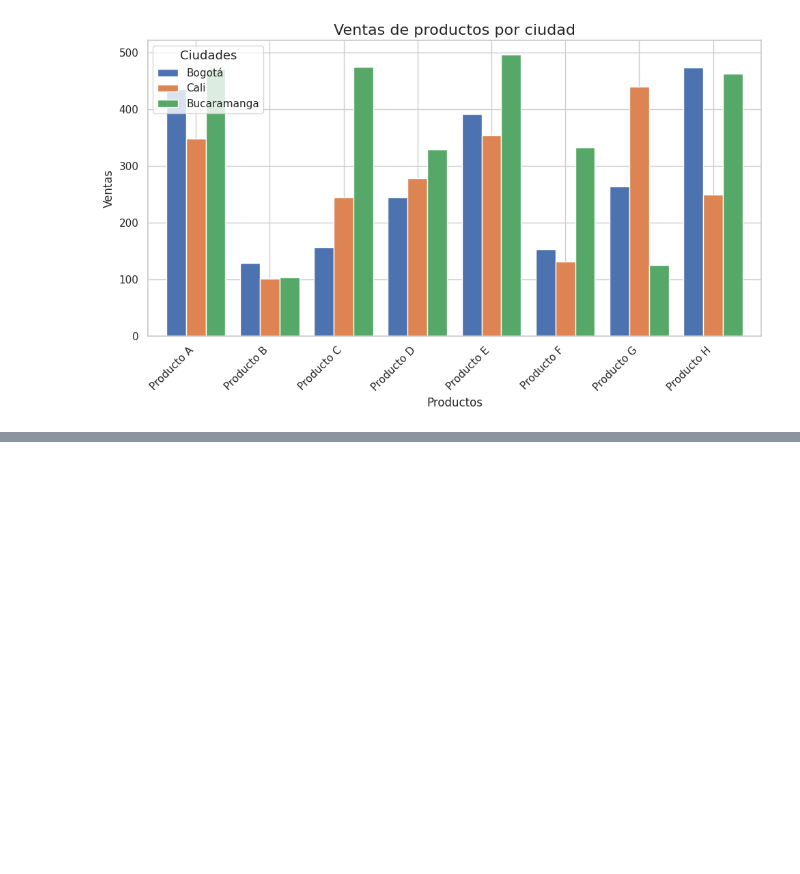
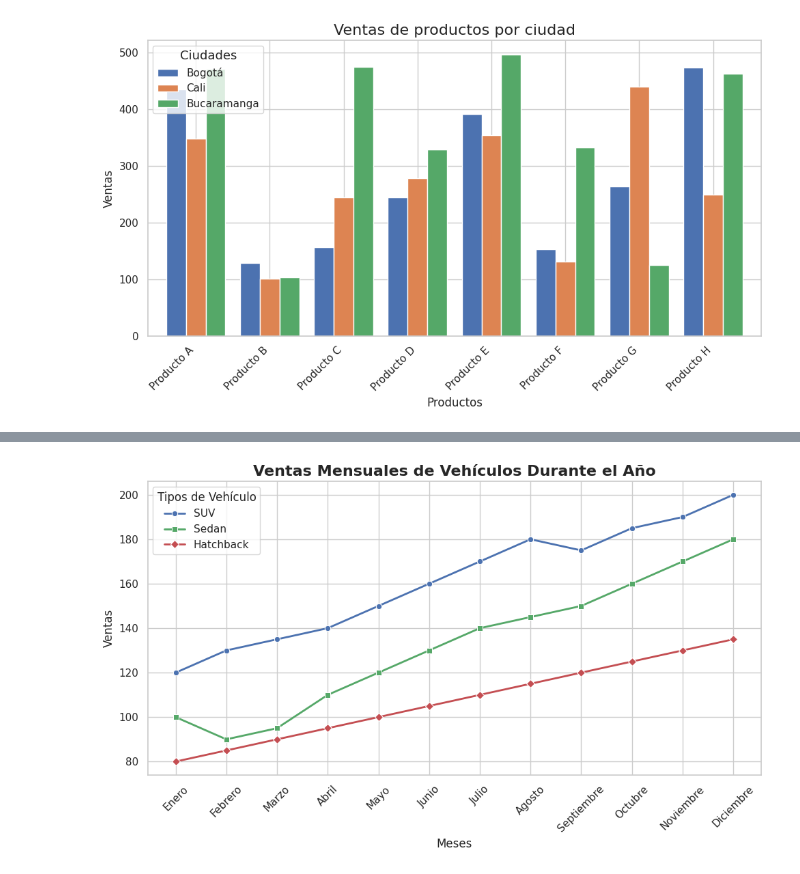
Before and after one commit to Alejohenao-8/python, a Jupyter notebook: funciones_y_bibliotecas_Matplotlib_y_Seaborn.ipynb, the cells around one changed output, grey strips where cells are left out. Saved outputs shown, nothing was run; the diff lists cells and outputs as text; code cells hidden in the pictures; blank space fills up the shorter version.

```diff
--- a/funciones_y_bibliotecas_Matplotlib_y_Seaborn.ipynb
+++ b/funciones_y_bibliotecas_Matplotlib_y_Seaborn.ipynb
@@ -89,0 +176,47 @@ plt.show()
+# %%
+
+#Realizar un gráfico personalizado para aplicar un estilo atractivo, se requiere visualizar
+#las ventas mensuales de tres tipos de vehículos (SUV, Sedan, y Hatchback) durante un
+#año.
+
+import matplotlib.pyplot as plt
+import seaborn as sns
+import pandas as pd
+
+# Crear un DataFrame con los datos de ventas
+data = {
+    'Mes': ['Enero', 'Febrero', 'Marzo', 'Abril', 'Mayo', 'Junio', 'Julio', 'Agosto', 'Septiembre', 'Octubre', 'Noviembre', 'Diciembre'],
+    'SUV': [120, 130, 135, 140, 150, 160, 170, 180, 175, 185, 190, 200],
+    'Sedan': [100, 90, 95, 110, 120, 130, 140, 145, 150, 160, 170, 180],
+    'Hatchback': [80, 85, 90, 95, 100, 105, 110, 115, 120, 125, 130, 135]
+}
+
+df = pd.DataFrame(data)
+
+# Configuración del gráfico
+sns.set(style="whitegrid")  # Establecer estilo atractivo
+plt.figure(figsize=(10, 6))  # Ajustar tamaño del gráfico
+
+# Crear el gráfico de líneas
+sns.lineplot(data=df, x="Mes", y="SUV", label="SUV", marker="o", linewidth=2, color="b")
+sns.lineplot(data=df, x="Mes", y="Sedan", label="Sedan", marker="s", linewidth=2, color="g")
+sns.lineplot(data=df, x="Mes", y="Hatchback", label="Hatchback", marker="D", linewidth=2, color="r")
+
+# Añadir etiquetas y título
+plt.title('Ventas Mensuales de Vehículos Durante el Año', fontsize=16, fontweight='bold')
+plt.xlabel('Meses', fontsize=12)
+plt.ylabel('Ventas', fontsize=12)
+
+# Rotar etiquetas del eje X para mayor legibilidad
+plt.xticks(rotation=45)
+
+# Añadir una leyenda
+plt.legend(title="Tipos de Vehículo", loc="upper left")
+
+# Ajustar el gráfico para mejor presentación
+plt.tight_layout()
+
+# Mostrar el gráfico
+plt.show()
+# %% [output]
+[figure, added]
```
Also changed, not shown: parts of 6 cells of this notebook.
